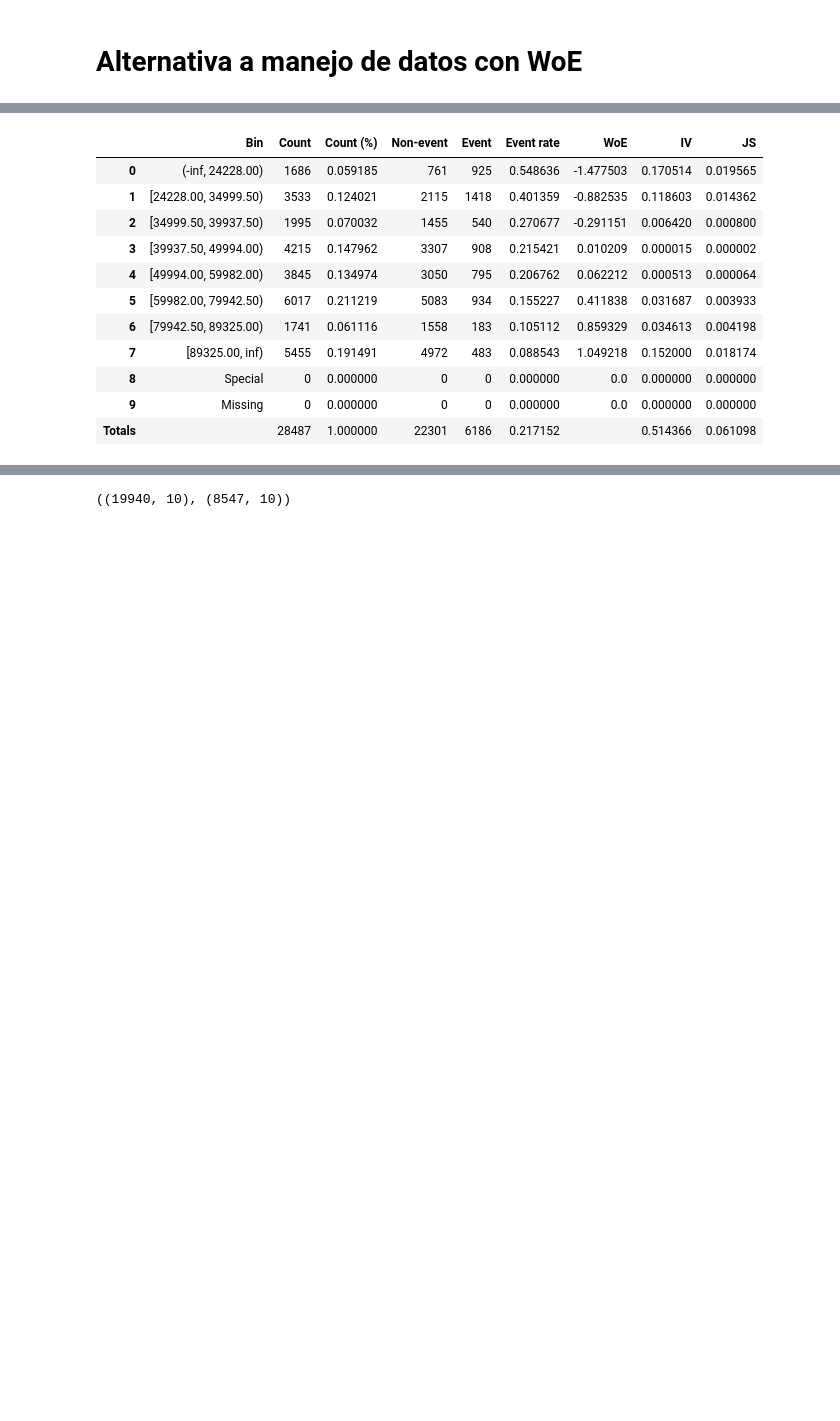
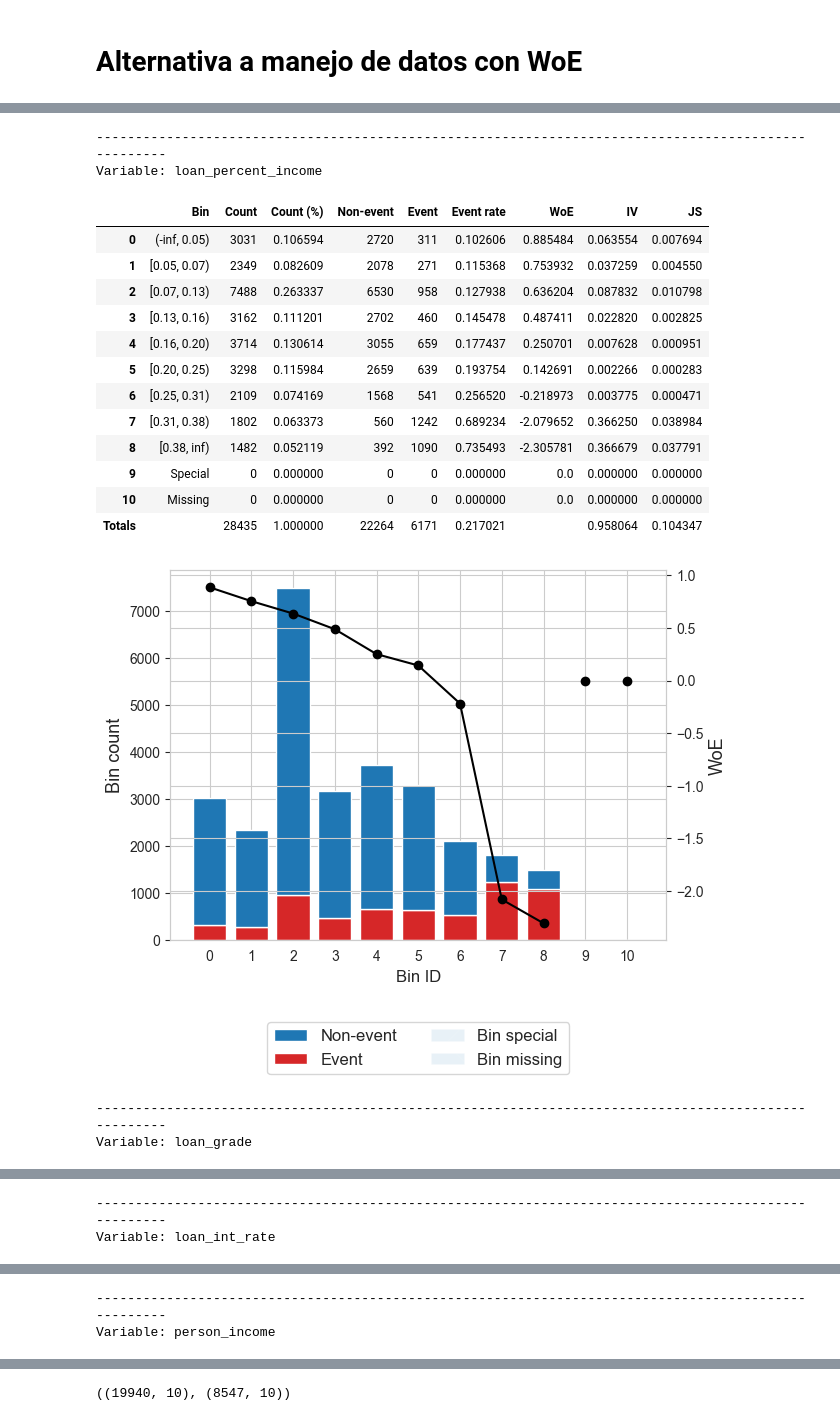
Before and after one commit to dgilrua/proyecto1-analitica, a Jupyter notebook: main.ipynb, the cells around one changed output, grey strips where cells are left out. Drawn from its saved outputs; the diff is of its cells as text; code cells hidden in the pictures; blank space fills up the shorter version.

```diff
--- a/main.ipynb
+++ b/main.ipynb
@@ -460,27 +391,16 @@ y=df['loan_status']
-# %%
-target_col = 'loan_status'
-drop_cols = ['person_age', 'person_income','loan_percent_income', target_col]
-cat_cols = ['person_home_ownership',
-         'loan_intent','loan_grade',
-         'cb_person_default_on_file',
-         'cb_person_cred_hist_length',
-         'age_group',
-         'income_group',
-         'loan_group']
-cont_cols=['person_emp_length',
-          'loan_int_rate',
-          'cb_person_cred_hist_length'
-          ]
-train_cols = [col for col in train_df.columns if col not in drop_cols]
+# %%
+# Copia del dataset original para aplicar el WOE y el IV
+df_woe = df.copy()
+train_cols = df_woe.columns.drop('loan_status')
 # %%
 iv_score_dict = {}
 for col in tqdm(train_cols):
-    if col in cat_cols:
+    if col in var_cat:
         optb = optbinning.OptimalBinning(dtype='categorical')
-        optb.fit(train_df[col], train_df['loan_status'])
+        optb.fit(df_woe[col], df_woe['loan_status'])
     else:
         optb = optbinning.OptimalBinning(dtype='numerical')
-        optb.fit(train_df[col], train_df['loan_status'])
+        optb.fit(df_woe[col], df_woe['loan_status'])
     binning_table = optb.binning_table
     binning_table.build()
     iv_score_dict[col] = binning_table.iv
@@ -507,19 +428,35 @@ varmodelo=['loan_status','loan_grade','loan_int_rate','income_group','person_hom
+# %%
+top_features = iv_score_df[:11].index.values
 # %%
-col = 'person_income'
-optb = optbinning.OptimalBinning(dtype='numerical')
-optb.fit(train_df[col], train_df['loan_status'])
-binning_table = optb.binning_table
-display(binning_table.build())
+for col in top_features:
+    print("-"*100)
+    print(f"Variable: {col}")
+    if col in cat_cols:
+        optb = optbinning.OptimalBinning(dtype='categorical')
+        optb.fit(df_woe[col], df_woe['loan_status'])
+    else:
+        optb = optbinning.OptimalBinning(dtype='numerical')
+        optb.fit(df_woe[col], df_woe['loan_status'])
+
+    binning_table = optb.binning_table
+    display(binning_table.build())
+    binning_table.plot(metric="woe")
 # %% [output]
+----------------------------------------------------------------------------------------------------
+Variable: loan_percent_income
 |  | Bin | Count | Count (%) | Non-event | Event | Event rate | WoE | IV | JS |
-| 0 | (-inf, 24228.00) | 1686 | 0.059185 | 761 | 925 | 0.548636 | -1.477503 | 0.170514 | 0.019565 |
-| 1 | [24228.00, 34999.50) | 3533 | 0.124021 | 2115 | 1418 | 0.401359 | -0.882535 | 0.118603 | 0.014362 |
-| 2 | [34999.50, 39937.50) | 1995 | 0.070032 | 1455 | 540 | 0.270677 | -0.291151 | 0.006420 | 0.000800 |
-| 3 | [39937.50, 49994.00) | 4215 | 0.147962 | 3307 | 908 | 0.215421 | 0.010209 | 0.000015 | 0.000002 |
-| 4 | [49994.00, 59982.00) | 3845 | 0.134974 | 3050 | 795 | 0.206762 | 0.062212 | 0.000513 | 0.000064 |
-| 5 | [59982.00, 79942.50) | 6017 | 0.211219 | 5083 | 934 | 0.155227 | 0.411838 | 0.031687 | 0.003933 |
-| 6 | [79942.50, 89325.00) | 1741 | 0.061116 | 1558 | 183 | 0.105112 | 0.859329 | 0.034613 | 0.004198 |
-| 7 | [89325.00, inf) | 5455 | 0.191491 | 4972 | 483 | 0.088543 | 1.049218 | 0.152000 | 0.018174 |
-| 8 | Special | 0 | 0.000000 | 0 | 0 | 0.000000 | 0.0 | 0.000000 | 0.000000 |
-| 9 | Missing | 0 | 0.000000 | 0 | 0 | 0.000000 | 0.0 | 0.000000 | 0.000000 |
-| Totals |  | 28487 | 1.000000 | 22301 | 6186 | 0.217152 |  | 0.514366 | 0.061098 |
+| 0 | (-inf, 0.05) | 3031 | 0.106594 | 2720 | 311 | 0.102606 | 0.885484 | 0.063554 | 0.007694 |
+| 1 | [0.05, 0.07) | 2349 | 0.082609 | 2078 | 271 | 0.115368 | 0.753932 | 0.037259 | 0.004550 |
+| 2 | [0.07, 0.13) | 7488 | 0.263337 | 6530 | 958 | 0.127938 | 0.636204 | 0.087832 | 0.010798 |
+| 3 | [0.13, 0.16) | 3162 | 0.111201 | 2702 | 460 | 0.145478 | 0.487411 | 0.022820 | 0.002825 |
+| 4 | [0.16, 0.20) | 3714 | 0.130614 | 3055 | 659 | 0.177437 | 0.250701 | 0.007628 | 0.000951 |
+| 5 | [0.20, 0.25) | 3298 | 0.115984 | 2659 | 639 | 0.193754 | 0.142691 | 0.002266 | 0.000283 |
+| 6 | [0.25, 0.31) | 2109 | 0.074169 | 1568 | 541 | 0.256520 | -0.218973 | 0.003775 | 0.000471 |
+| 7 | [0.31, 0.38) | 1802 | 0.063373 | 560 | 1242 | 0.689234 | -2.079652 | 0.366250 | 0.038984 |
+| 8 | [0.38, inf) | 1482 | 0.052119 | 392 | 1090 | 0.735493 | -2.305781 | 0.366679 | 0.037791 |
+| 9 | Special | 0 | 0.000000 | 0 | 0 | 0.000000 | 0.0 | 0.000000 | 0.000000 |
+| 10 | Missing | 0 | 0.000000 | 0 | 0 | 0.000000 | 0.0 | 0.000000 | 0.000000 |
+| Totals |  | 28435 | 1.000000 | 22264 | 6171 | 0.217021 |  | 0.958064 | 0.104347 |
+[figure, added]
+----------------------------------------------------------------------------------------------------
+Variable: loan_grade
@@ -525,0 +472,2 @@ display(binning_table.build())
+----------------------------------------------------------------------------------------------------
+Variable: loan_int_rate
@@ -525,0 +492,2 @@ display(binning_table.build())
+----------------------------------------------------------------------------------------------------
+Variable: person_income
```
Also changed, not shown: parts of 22 cells of this notebook.
